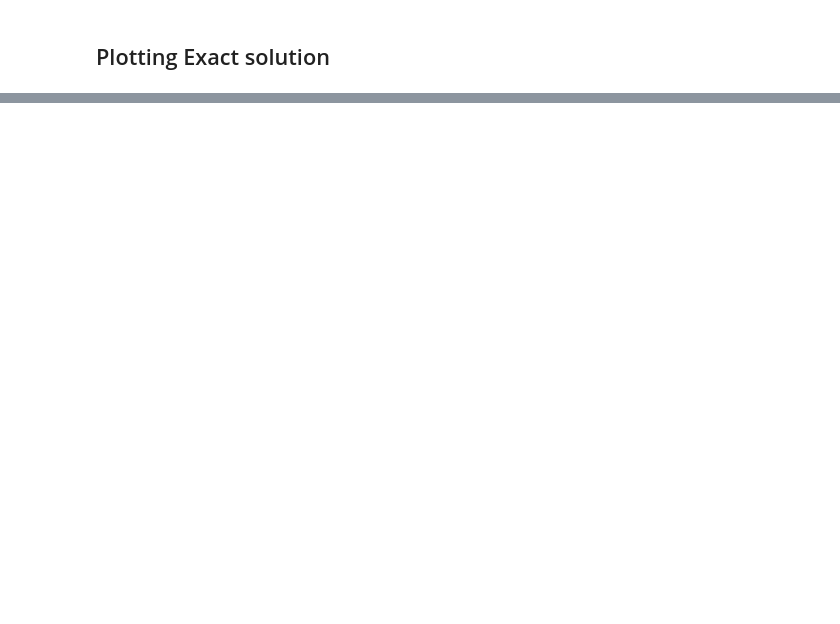
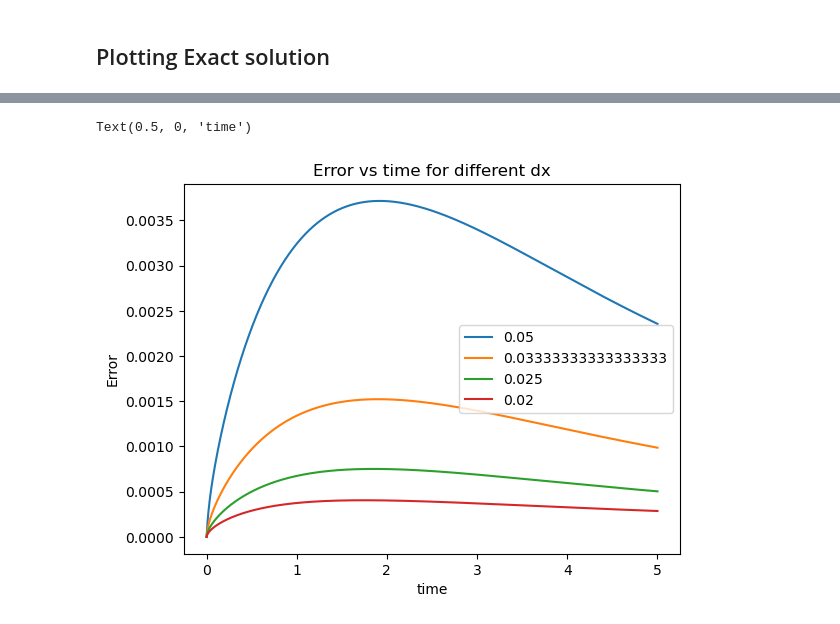
Before and after one commit to AnkanMan/Fields-in-Deformable-Surfaces, a Jupyter notebook: Vector diffusion in 2-D.ipynb, the cells around one changed output, grey strips where cells are left out. Cells and saved outputs as stored; diff of their text form; code cells hidden in the pictures; blank space fills up the shorter version.

```diff
--- a/Vector diffusion in 2-D.ipynb
+++ b/Vector diffusion in 2-D.ipynb
@@ -387,0 +466,9 @@ Widget(value='<iframe src="http://localhost:35173/index.html?ui=P_0x70cba7f83110
+# %%
+nx_ar = [20,30,40,50]
+dx =[]
+for i in nx_ar:
+    dx.append(1/i)
+dt = 0.005
+nt = 1000
+tmax = dt*nt
+times = np.linspace(0, tmax, nt)
@@ -387,0 +528,11 @@ Widget(value='<iframe src="http://localhost:35173/index.html?ui=P_0x70cba7f83110
+# %%
+for n in range(len(dx)):
+    plt.plot(times, err_array[n], label= dx[n])
+
+plt.legend()
+plt.title("Error vs time for different dx")
+plt.ylabel("Error")
+plt.xlabel("time")
+# %% [output]
+Text(0.5, 0, 'time')
+[figure, added]
```
Also changed, not shown: parts of 17 cells of this notebook.
